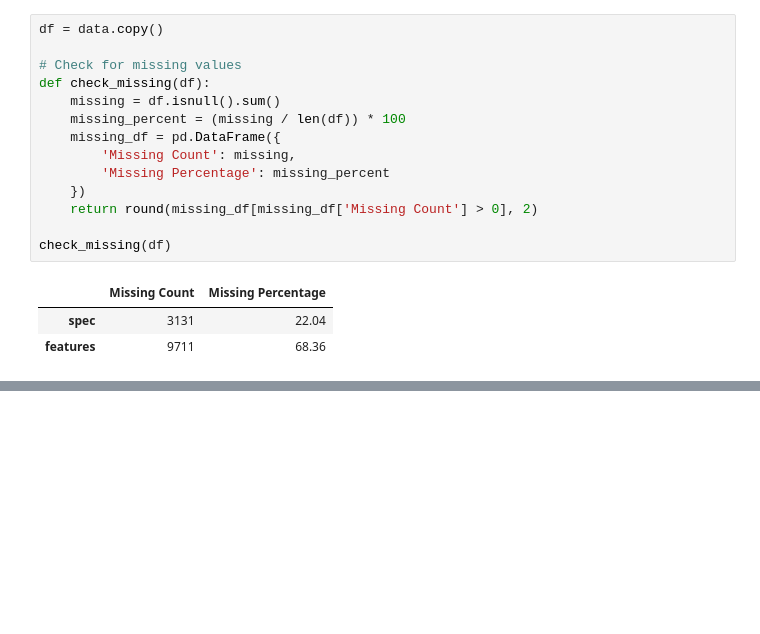
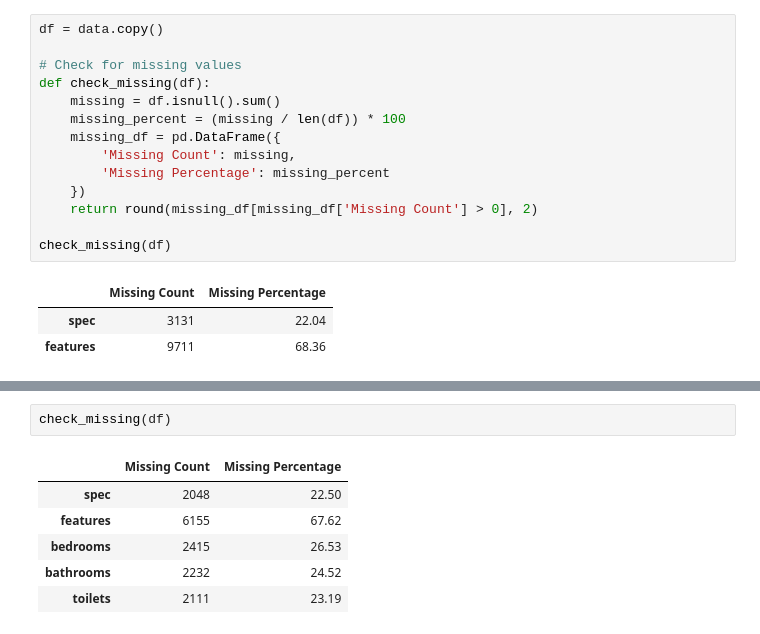
Before and after one commit to husainridwan/lagos-rent-predictor, a Jupyter notebook: notebooks/data_cleaning.ipynb, the cells around one changed output, grey strips where cells are left out. Saved outputs shown, nothing was run; the diff lists cells and outputs as text; blank space fills up the shorter version.

```diff
--- a/notebooks/data_cleaning.ipynb
+++ b/notebooks/data_cleaning.ipynb
@@ -220,0 +223,9 @@ df.head(20)
+# %%
+check_missing(df)
+# %% [output]
+|  | Missing Count | Missing Percentage |
+| spec | 2048 | 22.50 |
+| features | 6155 | 67.62 |
+| bedrooms | 2415 | 26.53 |
+| bathrooms | 2232 | 24.52 |
+| toilets | 2111 | 23.19 |
```
Also changed, not shown: parts of 6 cells of this notebook, 2 other files.
